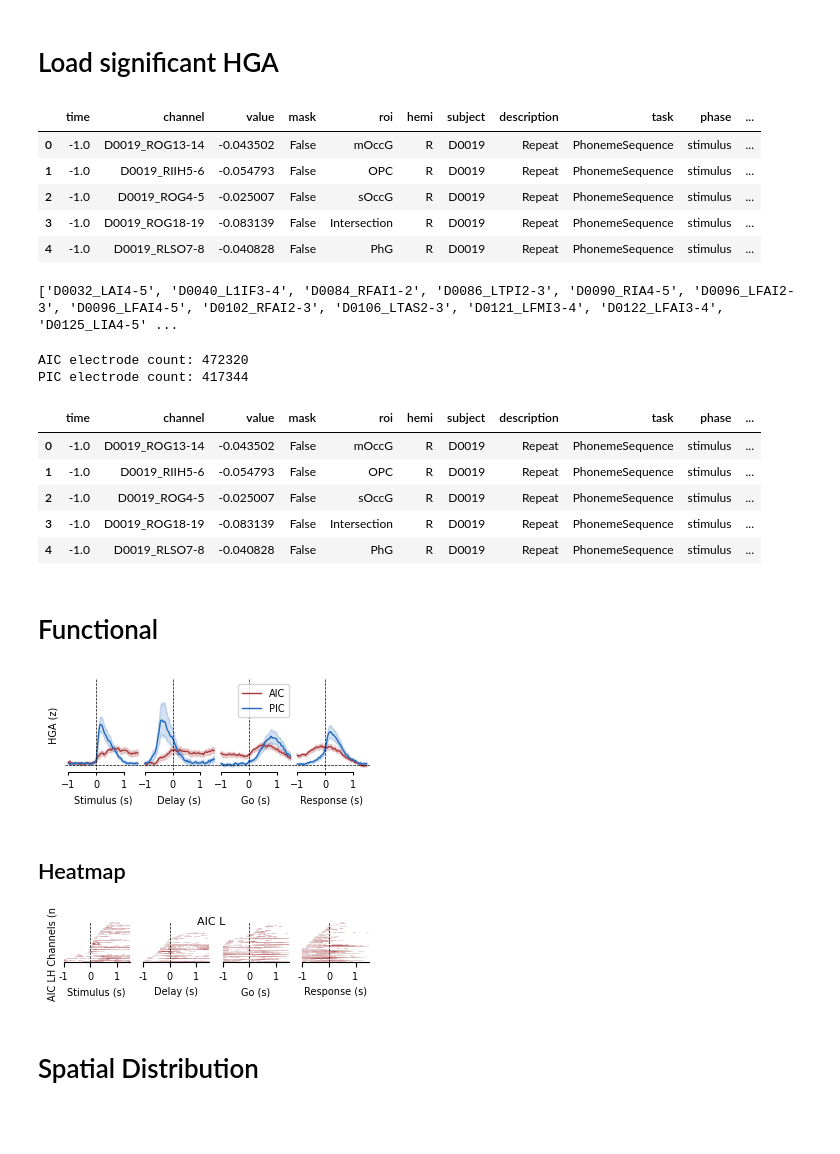
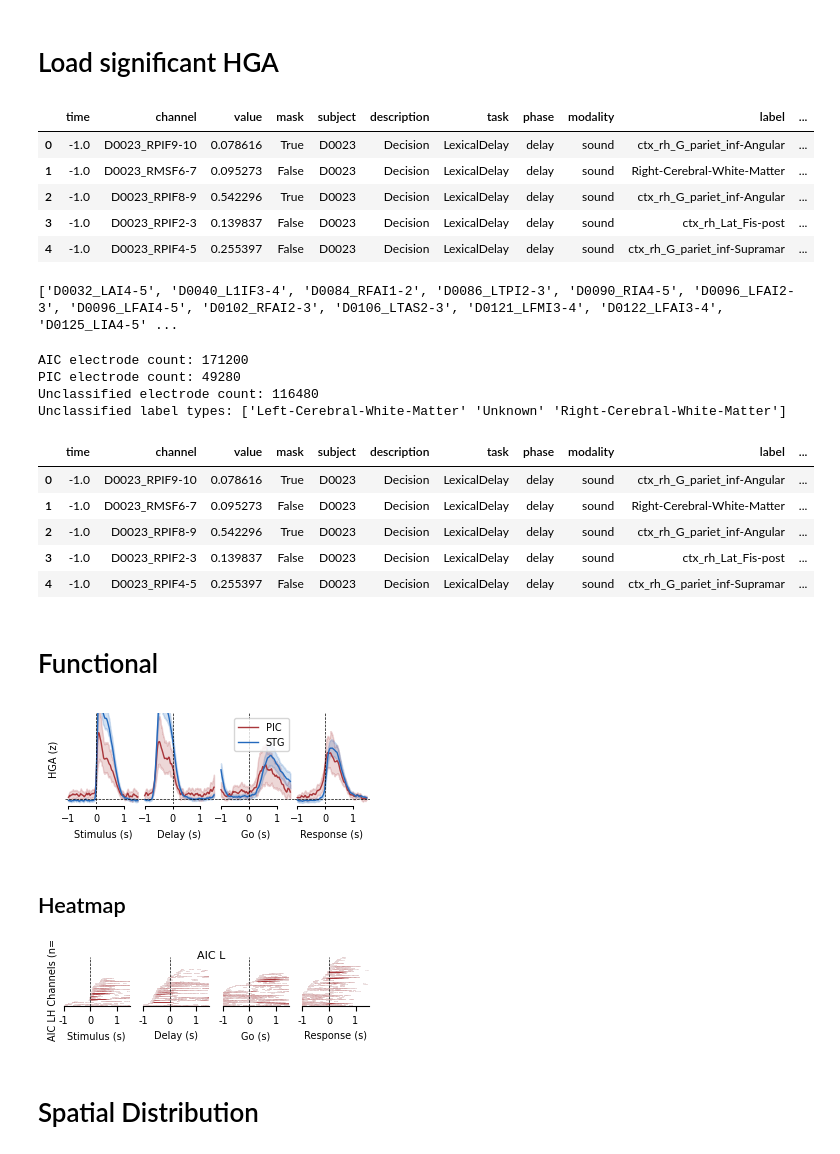
Before and after one commit to shinanlin/insula, a Jupyter notebook: vizpub/fig2.ipynb, the cells around one changed output. Saved outputs shown, nothing was run; the diff lists cells and outputs as text; code cells hidden in the pictures; blank space fills up the shorter version.

```diff
--- a/vizpub/fig2.ipynb
+++ b/vizpub/fig2.ipynb
@@ -54,10 +54,10 @@ from tqdm import tqdm
 
 task = [
         'PhonemeSequence',
-        'LexicalNoDelay',
+        # 'LexicalNoDelay',
         'LexicalDelay',
-        'PictureNaming',
-        'SentenceRep',
+        # 'PictureNaming',
+        # 'SentenceRep',
         ]
 
 ref = 'bipolar'
@@ -65,7 +65,7 @@ hga_paths = []
 for t in task:
     hga_paths.extend(
         BIDSPath(
-            root=f'../results/{t}({ref})',
+            root=f'../results(nw)/{t}({ref})',
             datatype='HGA',
             suffix='time',  # 注意这里改成 'time'
             check=False,
@@ -82,9 +82,6 @@ for path in tqdm(hga_paths):
 HGAs = pd.concat(HGAs)
 
 # rename both phase : Resp and Response to Resp
-HGAs.loc[HGAs.phase == 'Resp', 'phase'] = 'Response'
-HGAs.loc[HGAs.phase == 'Audio', 'phase'] = 'Stimulus'
-
 # phase all convert to lower
 HGAs['phase'] = HGAs['phase'].str.lower()
 
@@ -116,12 +113,12 @@ HGAs.loc[HGAs.roi=='CG', 'roi'] = 'ACC'
 
 HGAs.head()
 # %% [output]
-|  | time | channel | value | mask | roi | hemi | subject | description | task | phase | ... |
-| 0 | -1.0 | D0019_ROG13-14 | -0.043502 | False | mOccG | R | D0019 | Repeat | PhonemeSequence | stimulus | ... |
-| 1 | -1.0 | D0019_RIIH5-6 | -0.054793 | False | OPC | R | D0019 | Repeat | PhonemeSequence | stimulus | ... |
-| 2 | -1.0 | D0019_ROG4-5 | -0.025007 | False | sOccG | R | D0019 | Repeat | PhonemeSequence | stimulus | ... |
-| 3 | -1.0 | D0019_ROG18-19 | -0.083139 | False | Intersection | R | D0019 | Repeat | PhonemeSequence | stimulus | ... |
-| 4 | -1.0 | D0019_RLSO7-8 | -0.040828 | False | PhG | R | D0019 | Repeat | PhonemeSequence | stimulus | ... |
+|  | time | channel | value | mask | subject | description | task | phase | modality | label | ... |
+| 0 | -1.0 | D0023_RPIF9-10 | 0.078616 | True | D0023 | Decision | LexicalDelay | delay | sound | ctx_rh_G_pariet_inf-Angular | ... |
+| 1 | -1.0 | D0023_RMSF6-7 | 0.095273 | False | D0023 | Decision | LexicalDelay | delay | sound | Right-Cerebral-White-Matter | ... |
+| 2 | -1.0 | D0023_RPIF8-9 | 0.542296 | True | D0023 | Decision | LexicalDelay | delay | sound | ctx_rh_G_pariet_inf-Angular | ... |
+| 3 | -1.0 | D0023_RPIF2-3 | 0.139837 | False | D0023 | Decision | LexicalDelay | delay | sound | ctx_rh_Lat_Fis-post | ... |
+| 4 | -1.0 | D0023_RPIF4-5 | 0.255397 | False | D0023 | Decision | LexicalDelay | delay | sound | ctx_rh_G_pariet_inf-Supramar | ... |
 # %%
 # load a exlude pandas df
 fpath = '../results/exlude_insula.csv'
@@ -180,23 +177,25 @@ if len(unclassified) > 0:
 
 HGAs.head()
 # %% [output]
-AIC electrode count: 472320
-PIC electrode count: 417344
+AIC electrode count: 171200
+PIC electrode count: 49280
+Unclassified electrode count: 116480
+Unclassified label types: ['Left-Cerebral-White-Matter' 'Unknown' 'Right-Cerebral-White-Matter']
-|  | time | channel | value | mask | roi | hemi | subject | description | task | phase | ... |
-| 0 | -1.0 | D0019_ROG13-14 | -0.043502 | False | mOccG | R | D0019 | Repeat | PhonemeSequence | stimulus | ... |
-| 1 | -1.0 | D0019_RIIH5-6 | -0.054793 | False | OPC | R | D0019 | Repeat | PhonemeSequence | stimulus | ... |
-| 2 | -1.0 | D0019_ROG4-5 | -0.025007 | False | sOccG | R | D0019 | Repeat | PhonemeSequence | stimulus | ... |
-| 3 | -1.0 | D0019_ROG18-19 | -0.083139 | False | Intersection | R | D0019 | Repeat | PhonemeSequence | stimulus | ... |
-| 4 | -1.0 | D0019_RLSO7-8 | -0.040828 | False | PhG | R | D0019 | Repeat | PhonemeSequence | stimulus | ... |
+|  | time | channel | value | mask | subject | description | task | phase | modality | label | ... |
+| 0 | -1.0 | D0023_RPIF9-10 | 0.078616 | True | D0023 | Decision | LexicalDelay | delay | sound | ctx_rh_G_pariet_inf-Angular | ... |
+| 1 | -1.0 | D0023_RMSF6-7 | 0.095273 | False | D0023 | Decision | LexicalDelay | delay | sound | Right-Cerebral-White-Matter | ... |
+| 2 | -1.0 | D0023_RPIF8-9 | 0.542296 | True | D0023 | Decision | LexicalDelay | delay | sound | ctx_rh_G_pariet_inf-Angular | ... |
+| 3 | -1.0 | D0023_RPIF2-3 | 0.139837 | False | D0023 | Decision | LexicalDelay | delay | sound | ctx_rh_Lat_Fis-post | ... |
+| 4 | -1.0 | D0023_RPIF4-5 | 0.255397 | False | D0023 | Decision | LexicalDelay | delay | sound | ctx_rh_G_pariet_inf-Supramar | ... |
 # %%
-fsavg_lh_surf, _ = mne.read_surface(f"{recon_dir}/fsaverage/surf/lh.pial")
-cvs_lh_surf, _ = mne.read_surface(f"{recon_dir}/cvs_avg35_inMNI152/surf/lh.pial")
-translation = cvs_lh_surf.mean(axis=0) - fsavg_lh_surf.mean(axis=0)
-HGAs[['x','y','z']] = HGAs[['x','y','z']].values + translation
+# fsavg_lh_surf, _ = mne.read_surface(f"{recon_dir}/fsaverage/surf/lh.pial")
+# cvs_lh_surf, _ = mne.read_surface(f"{recon_dir}/cvs_avg35_inMNI152/surf/lh.pial")
+# translation = cvs_lh_surf.mean(axis=0) - fsavg_lh_surf.mean(axis=0)
+# HGAs[['x','y','z']] = HGAs[['x','y','z']].values + translation
 # %% [markdown]
 # Functional
 # %%
-rois = ['AIC', 'PIC']
+rois = ['PIC', 'STG']
 
 colors = [red, blue]
 
@@ -204,8 +203,6 @@ subset = HGAs[
     (HGAs.description == 'Repeat')
     & (HGAs.modality=='sound')
     # & (HGAs.hemi=='L')
-    & (HGAs.subject!='D0007')
-    # & (HGAs.roi.isin(rois) | HGAs.label.str.contains('Opercular'))
     & (HGAs.roi.isin(rois))
     & (HGAs.subject!='D0121')
 ]
@@ -269,7 +266,7 @@ for ax in fig.axes:
 # plt.savefig('../img/fig2/fig2_AIPI_temporal_LS_{}.svg'.format('_'.join(rois)), dpi=300, bbox_inches='tight')
 plt.show()
 # %% [output]
-[figure, old version]
+[figure, new version]
 # %% [markdown]
 ## Heatmap
 # %%
@@ -283,7 +280,7 @@ phases = ['stimulus', 'delay', 'go', 'response']
 subset = HGAs[
     (HGAs.description == 'Repeat')
     & (HGAs.modality == 'sound')
-    & (HGAs.hemi == hemi)
+    # & (HGAs.hemi == hemi)
     & (HGAs.roi == roi)
     & (HGAs.subject != 'D0121')
 ]
@@ -344,35 +341,35 @@ for ax, phase in zip(axes, phases):
         step = 0.01  # fallback for single time point
     time_edges = np.concatenate(([time_values[0] - step/2], time_values[:-1] + step/2, [time_values[-1] + step/2]))
     channel_edges = np.arange(len(sorted_channels) + 1)
 
     # Build meshgrid for pcolormesh
     T, C = np.meshgrid(time_edges, channel_edges)
 
     im = ax.pcolormesh(T, C, da.values, cmap=cmap, vmin=0, vmax=1.5, shading='auto', rasterized=True)
 
     sns.despine(ax=ax, offset=0, trim=False)
     ax.spines['left'].set_visible(False)
     # fixed ticks at -1, 0, 1
     ax.set_xticks([-1, 0, 1])
     ax.set_xticklabels(['-1','0', '1'], fontsize=7)
 
     ax.set_yticks([])
     ax.set_xlabel(f'{phase.capitalize()} (s)', fontsize=7)
 
     ax.axvline(x=0, color='k', linestyle='--', linewidth=0.5)
     ax.set_ylim(0, max_channels)
 
 
     if ax == axes[0]:
         ax.set_ylabel(f'{roi} {hemi}H Channels (n={len(sorted_channels)})', fontsize=7)
     else:
         ax.set_ylabel(f'', fontsize=7)
 
 plt.suptitle(f'{roi} {hemi}', fontsize=8)
-plt.savefig(f'../img/fig2/heatmap_{roi}_{hemi}_channels.svg',dpi=300,bbox_inches='tight')
+# plt.savefig(f'../img/fig2/heatmap_{roi}_{hemi}_channels.svg',dpi=300,bbox_inches='tight')
 plt.show()
 # %% [output]
-[figure, old version]
+[figure, new version]
 # %% [markdown]
 # Spatial Distribution
 # %%
```
Also changed, not shown: parts of 2 cells of this notebook, 2 other files.
